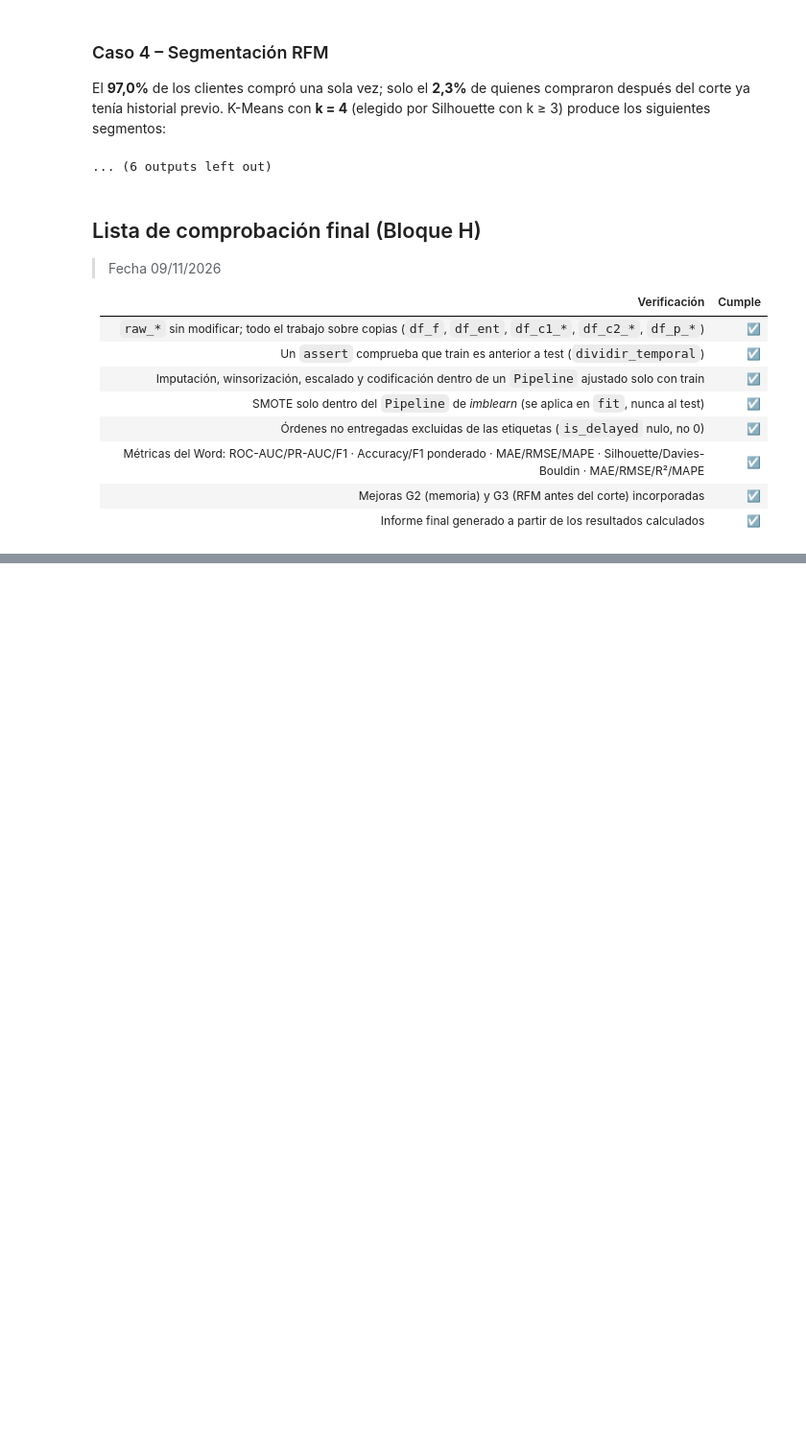
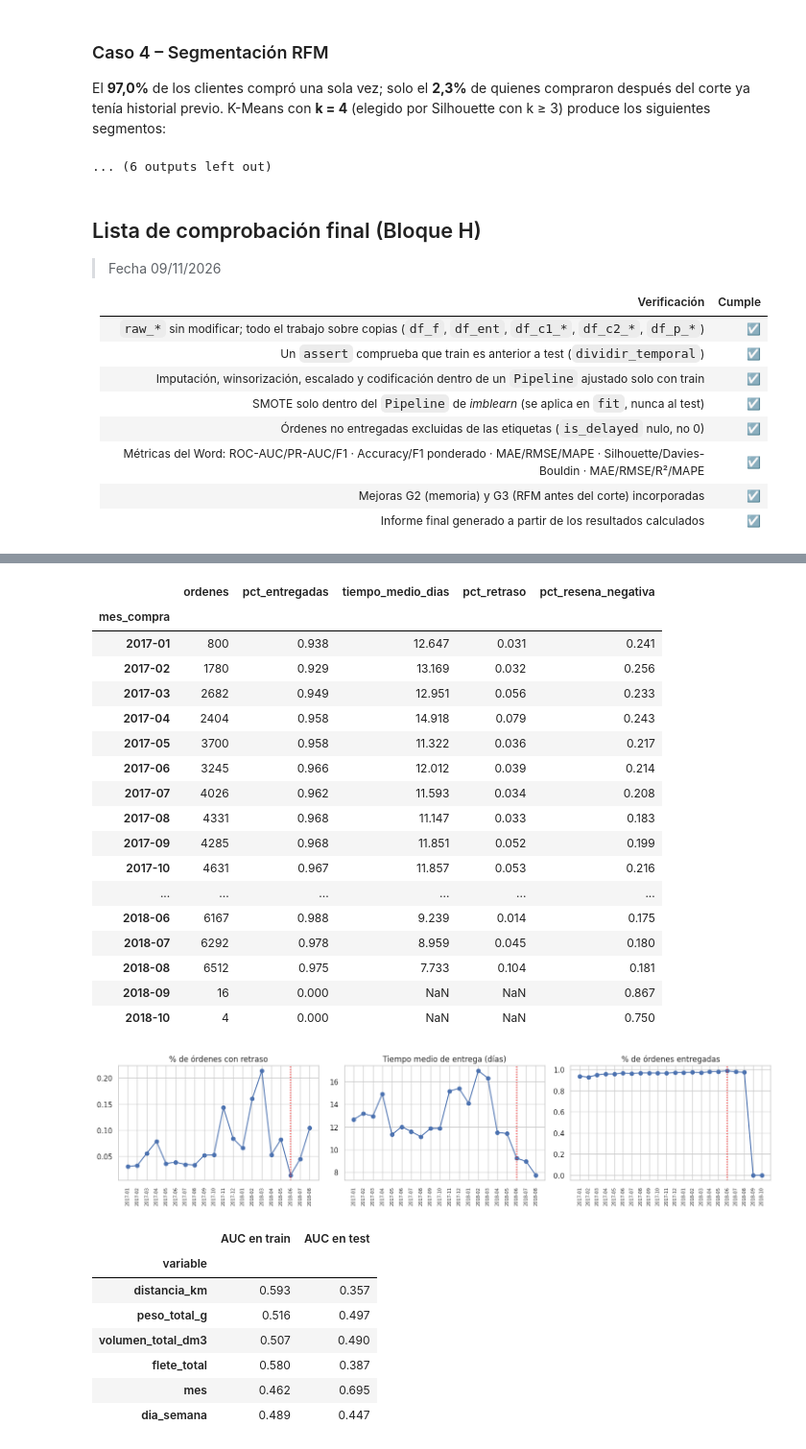
Before and after one commit to cmauriciocrescente-upc/Dataset-en-Colab, a Jupyter notebook: Actividad_21_10_26_OlistDataSets_Mauricio_Crescente.ipynb, the cells around one changed output, grey strips where cells are left out. Shown at 96% size. Saved outputs shown, nothing was run; the diff lists cells and outputs as text; code cells hidden in the pictures; blank space fills up the shorter version.

```diff
--- a/Actividad_21_10_26_OlistDataSets_Mauricio_Crescente.ipynb
+++ b/Actividad_21_10_26_OlistDataSets_Mauricio_Crescente.ipynb
@@ -2649,0 +2654,58 @@ K-Means con **k = 4** (elegido por Silhouette con k ≥ 3) produce los siguiente
+# %%
+# ---------- H.13  Diagnóstico adicional: evolución mensual y estabilidad de las variables ----------
+base = df_f[df_f['order_purchase_timestamp'] >= '2017-01-01'].copy()      # desde 2017 (antes hay muy pocas órdenes)
+base['mes_compra'] = base['order_purchase_timestamp'].dt.to_period('M').astype(str)   # año-mes de la compra, como texto (ej.: "2018-05")
+base['resena_negativa'] = np.where(base['review_score'].notna(), (base['review_score'] <= 3).astype(float), np.nan)   # 1/0 si hay reseña; nulo si no
+
+resumen_mes = (base.groupby('mes_compra')                         # una fila por mes de compra
+               .agg(ordenes=('order_id', 'size'),                 # cantidad de órdenes del mes
+                    pct_entregadas=('es_entregada', 'mean'),      # % ya entregadas al cierre del dataset (cae al final = censura)
+                    tiempo_medio_dias=('tiempo_entrega_real_dias', 'mean'),   # tiempo medio de entrega (solo entregadas)
+                    pct_retraso=('is_delayed', 'mean'),           # % con retraso (la media ignora los nulos = no entregadas)
+                    pct_resena_negativa=('resena_negativa', 'mean')))   # % de reseñas de 1 a 3 estrellas
+display(resumen_mes.round(3))                                     # tabla mensual
+
+fig, ejes = plt.subplots(1, 3, figsize=(15, 3.6))                 # tres paneles: retraso, tiempo de entrega y % entregadas
+for eje, col, tit in zip(ejes, ['pct_retraso', 'tiempo_medio_dias', 'pct_entregadas'],
+                         ['% de órdenes con retraso', 'Tiempo medio de entrega (días)', '% de órdenes entregadas']):
+    eje.plot(resumen_mes.index, resumen_mes[col], marker='o')     # evolución mensual
+    eje.axvline(str(F_CORTE.to_period('M')), ls=':', c='red')     # mes de la fecha de corte train/test
+    eje.set_title(tit); eje.tick_params(axis='x', rotation=90, labelsize=7)   # título y etiquetas legibles
+plt.tight_layout(); plt.show()
+
+# ---- Caso 1: AUC de cada variable por separado, en train y en test ----
+filas_auc = []                                                    # acumulador
+for col in FEAT_C1_SESG + FEAT_C1_SIM:                            # recorre las variables numéricas del Caso 1
+    med = df_c1_tr[col].median()                                  # mediana de train para completar nulos
+    filas_auc.append({'variable': col,
+                      'AUC en train': roc_auc_score(df_c1_tr[TARGET_C1], df_c1_tr[col].fillna(med)),   # ¿ordena bien los retrasos en train?
+                      'AUC en test': roc_auc_score(df_c1_te[TARGET_C1], df_c1_te[col].fillna(med))})   # ¿y en test?
+display(pd.DataFrame(filas_auc).set_index('variable').round(3))   # 0,5 = sin información; si cruza 0,5 entre train y test, la relación se invirtió
+# %% [output]
+|  | ordenes | pct_entregadas | tiempo_medio_dias | pct_retraso | pct_resena_negativa |
+| mes_compra |  |  |  |  |  |
+| 2017-01 | 800 | 0.938 | 12.647 | 0.031 | 0.241 |
+| 2017-02 | 1780 | 0.929 | 13.169 | 0.032 | 0.256 |
+| 2017-03 | 2682 | 0.949 | 12.951 | 0.056 | 0.233 |
+| 2017-04 | 2404 | 0.958 | 14.918 | 0.079 | 0.243 |
+| 2017-05 | 3700 | 0.958 | 11.322 | 0.036 | 0.217 |
+| 2017-06 | 3245 | 0.966 | 12.012 | 0.039 | 0.214 |
+| 2017-07 | 4026 | 0.962 | 11.593 | 0.034 | 0.208 |
+| 2017-08 | 4331 | 0.968 | 11.147 | 0.033 | 0.183 |
+| 2017-09 | 4285 | 0.968 | 11.851 | 0.052 | 0.199 |
+| 2017-10 | 4631 | 0.967 | 11.857 | 0.053 | 0.216 |
+| ... | ... | ... | ... | ... | ... |
+| 2018-06 | 6167 | 0.988 | 9.239 | 0.014 | 0.175 |
+| 2018-07 | 6292 | 0.978 | 8.959 | 0.045 | 0.180 |
+| 2018-08 | 6512 | 0.975 | 7.733 | 0.104 | 0.181 |
+| 2018-09 | 16 | 0.000 | NaN | NaN | 0.867 |
+| 2018-10 | 4 | 0.000 | NaN | NaN | 0.750 |
+[figure, added]
+|  | AUC en train | AUC en test |
+| variable |  |  |
+| distancia_km | 0.593 | 0.357 |
+| peso_total_g | 0.516 | 0.497 |
+| volumen_total_dm3 | 0.507 | 0.490 |
+| flete_total | 0.580 | 0.387 |
+| mes | 0.462 | 0.695 |
+| dia_semana | 0.489 | 0.447 |
```
Also changed, not shown: parts of 13 cells of this notebook.
